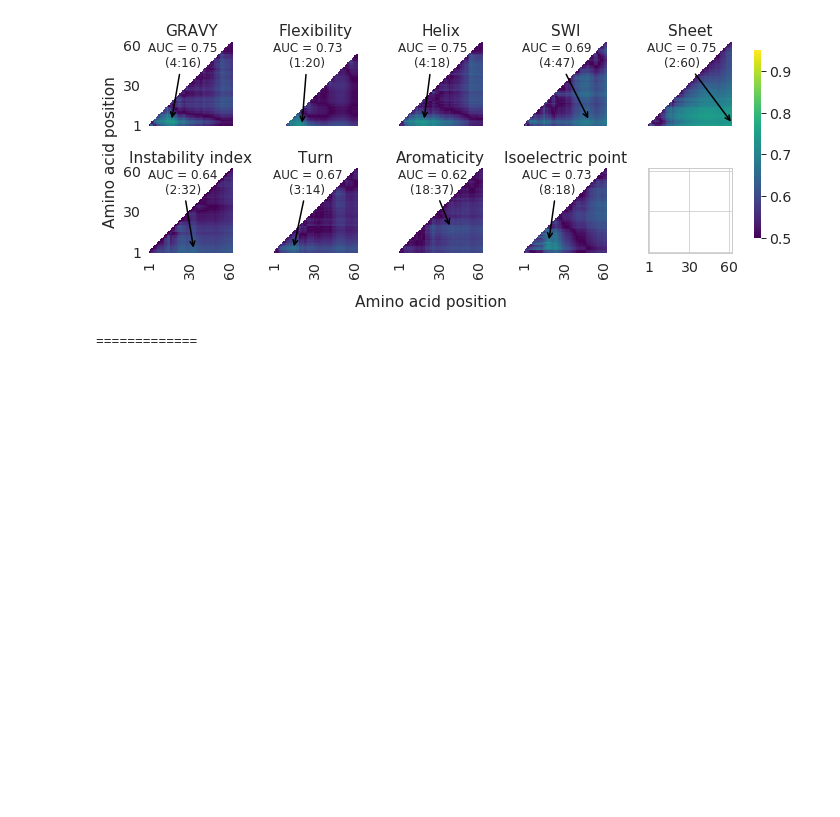
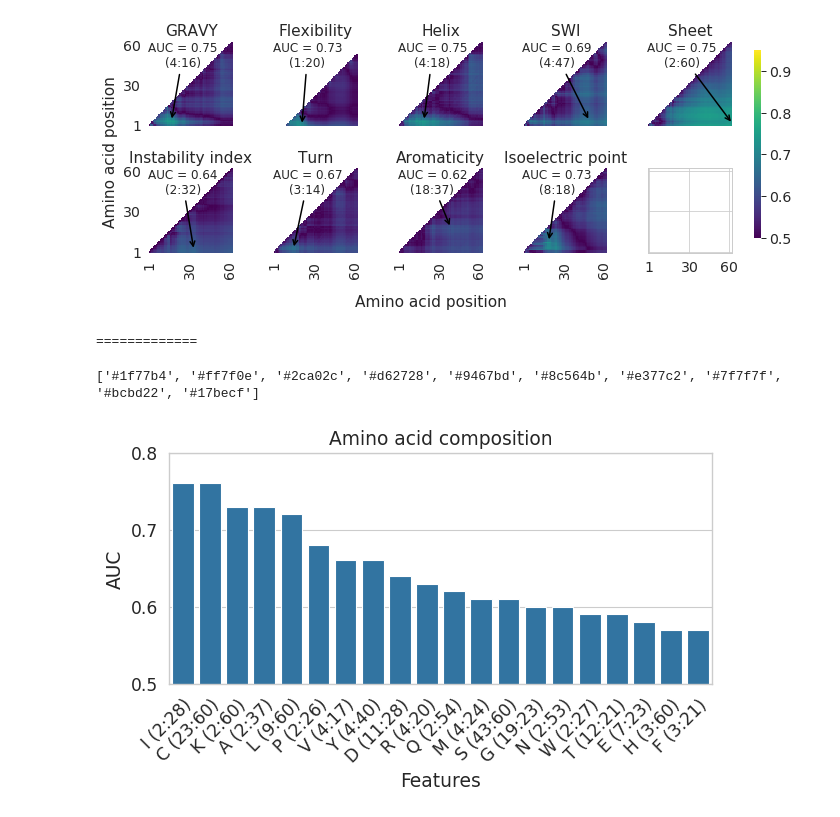
Before and after one commit to Gardner-BinfLab/Razor_paper_2021, a Jupyter notebook: Analysis/AUC_Matrix_plots_Features.ipynb, the cells around one changed output. Saved outputs shown, nothing was run; the diff lists cells and outputs as text; code cells hidden in the pictures; blank space fills up the shorter version.

Commit message:
update AUC barplots

```diff
--- a/Analysis/AUC_Matrix_plots_Features.ipynb
+++ b/Analysis/AUC_Matrix_plots_Features.ipynb
@@ -342,0 +409,19 @@ Completed!
+# %%
+print(sns.color_palette().as_hex())
+# %% [output]
+['#1f77b4', '#ff7f0e', '#2ca02c', '#d62728', '#9467bd', '#8c564b', '#e377c2', '#7f7f7f', '#bcbd22', '#17becf']
+# %%
+dfc = pd.DataFrame.from_dict(coms)
+dfc = dfc.sort_values('AUC', ascending=False)
+
+plt.figure(figsize=(7,3))
+ax = sns.barplot(data=dfc, x='Features', y='AUC', color='#1f77b4')
+plt.ylim(0.5,0.8)
+ax.set_title('Amino acid composition')
+ax.set(ylabel='AUC')
+ax.set_xticks(ax.get_xticks())
+ax.set_yticks(ax.get_yticks())
+ax.set_xticklabels(ax.get_xticklabels(),rotation=45,ha="right",rotation_mode='anchor')
+plt.savefig('../figs/Generic_AUC_matrix_composition_toxins.pdf',  bbox_inches='tight', pad_inches=0)
+# %% [output]
+[figure, added]
```
Also changed, not shown: parts of 2 cells of this notebook, 4 other files.
